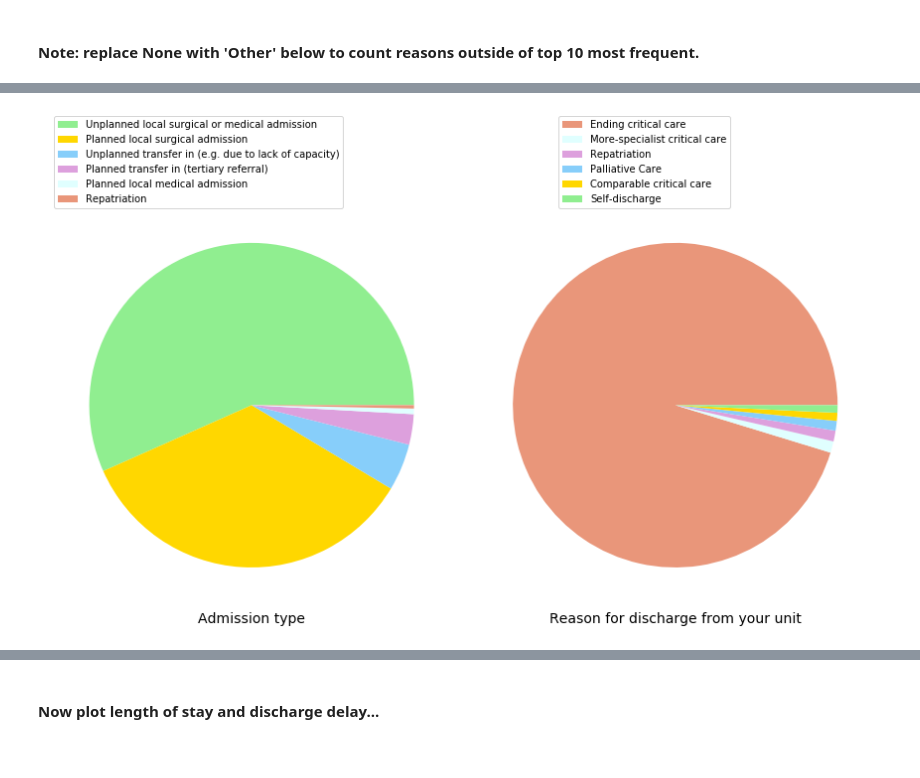
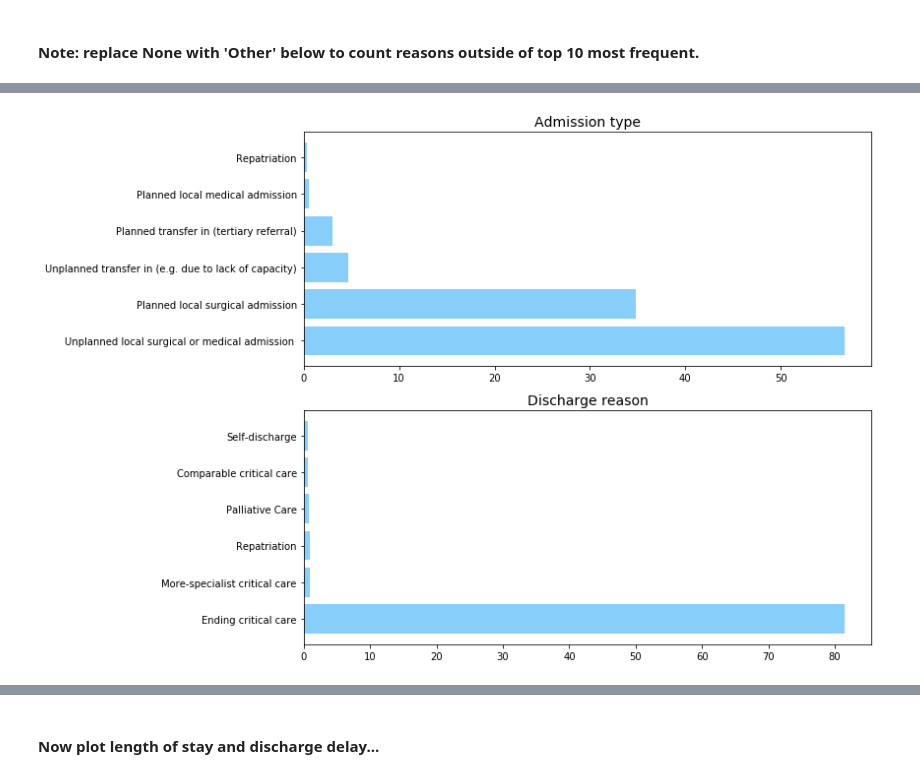
Before and after one commit to UHBristolDataScience/ICNARC-to-Philips-Linkage, a Jupyter notebook: Merging data.ipynb, the cells around one changed output, grey strips where cells are left out. Drawn from its saved outputs; the diff is of its cells as text; code cells hidden in the pictures.

```diff
--- a/Merging data.ipynb
+++ b/Merging data.ipynb
@@ -228,24 +232,25 @@ discharge_reasons = {'N' :'Ending critical care',
                      'R' : 'Repatriation',
                      'P' : 'Palliative Care',
                      'S' : 'Self-discharge'}
-# %%
-fig, ax = plt.subplots(ncols=2, figsize=(12, 8), subplot_kw=dict(aspect="equal"))
-
-colors = ['lightgreen', 'gold', 'lightskyblue', 'plum', 'lightcyan', 'darksalmon']
-
-ax[0].pie(admission_type_groups['encounterId'], colors=colors)
-ax[0].legend([admission_types[k] for k in admission_type_groups['Admission Type']], loc='center left', bbox_to_anchor=(0, 1.1))
-ax[0].set_xlabel("Admission type", fontsize=14)
-
-ax[1].pie(discharge_reason_groups['encounterId'], colors=colors[::-1])
-ax[1].legend([discharge_reasons[k] for k in discharge_reason_groups['Reason for discharge from your unit']], loc='center left', bbox_to_anchor=(0.2, 1.1));
-ax[1].set_xlabel("Reason for discharge from your unit", fontsize=14);
-
-plt.tight_layout()
-plt.subplots_adjust(top=0.85)
-plt.savefig('admisson_types_discharge_reasons.png')
-# %% [output]
-[figure, removed]
+# %%
+admission_type_groups['percentage'] = 100*admission_type_groups['encounterId']/float(len(icnarc_data))
+discharge_reason_groups['percentage'] = 100*discharge_reason_groups['encounterId']/float(len(icnarc_data))
+
+admission_type_groups['type'] = [admission_types[k] for k in admission_type_groups['Admission Type']]
+discharge_reason_groups['type'] = [discharge_reasons[k] for k in discharge_reason_groups['Reason for discharge from your unit']]
+# %%
+fig, ax = plt.subplots(nrows=2, figsize=(12, 8))#, subplot_kw=dict(aspect="equal"))
+
+ax[0].barh(np.arange(len(admission_type_groups)), admission_type_groups['percentage'], color='lightskyblue', tick_label=admission_type_groups['type'])
+ax[0].set_title("Admission type", fontsize=14)
+
+ax[1].barh(np.arange(len(discharge_reason_groups)), discharge_reason_groups['percentage'], color='lightskyblue', tick_label=discharge_reason_groups['type'])
+ax[1].set_title("Discharge reason", fontsize=14)
+
+plt.tight_layout()
+plt.savefig('admisson_types_discharge_reasons.png')
+# %% [output]
+[figure, added]
 # %%
 rfd = icnarc_data[~icnarc_data['Datetime when fully ready to discharge'].isna()]['Datetime when fully ready to discharge']
 ddt = icnarc_data[~icnarc_data['Datetime of discharge from your unit'].isna()]['Datetime of discharge from your unit']
```
Also changed, not shown: parts of 6 cells of this notebook.
